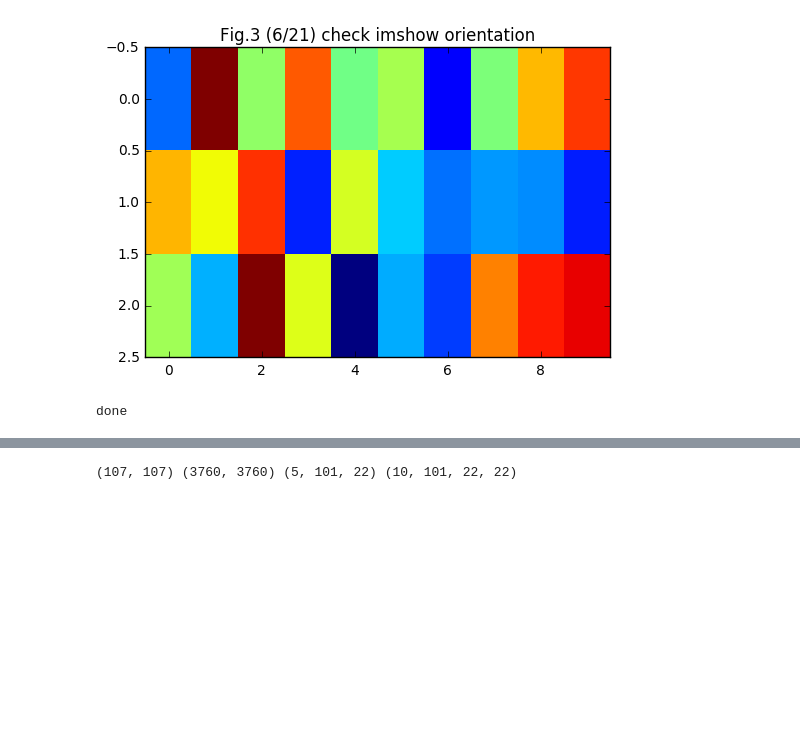
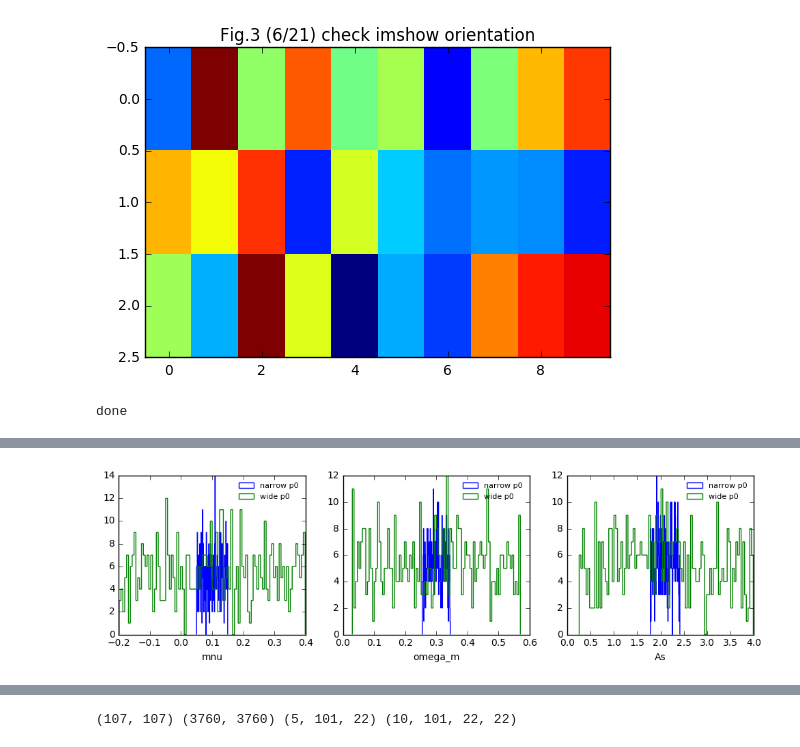
Before and after one commit to liuxx479/PDFs, a Jupyter notebook: likelihood.ipynb, the cells around one changed output, grey strips where cells are left out. Cells and saved outputs as stored; diff of their text form; code cells hidden in the pictures; blank space fills up the shorter version.

```diff
--- a/likelihood.ipynb
+++ b/likelihood.ipynb
@@ -381,2 +431,17 @@ frac. diff       diff/err       sqrt(d cov^-1 d)         lnprob
+# %%
+nwalkers=544
+ndim=3
+p0a = (array([ (rand(nwalkers, ndim) -0.5) * array([1, 0.3, 0.3]) + 1]) * fidu_params).reshape(-1,3)
+p0 = (array([ (rand(nwalkers, ndim) -0.5) * 6 * array([1, 0.3, 0.3]) + 1]) * fidu_params).reshape(-1,3)
+
+f,axes=subplots(1,3,figsize=(12,3))
+for i in range(3):
+    axes[i].hist(p0a.T[i],bins=100,histtype='step',label='narrow p0')
+    axes[i].hist(p0.T[i],bins=100,histtype='step',label='wide p0')
+    axes[i].set_xlabel(['mnu','omega_m','As'][i])
+    axes[i].legend(fontsize=8, frameon=0)
+show()
+# %% [output]
+[figure, added]
 # %%
 from matplotlib.colors import LogNorm
```
Also changed, not shown: parts of 16 cells of this notebook.
